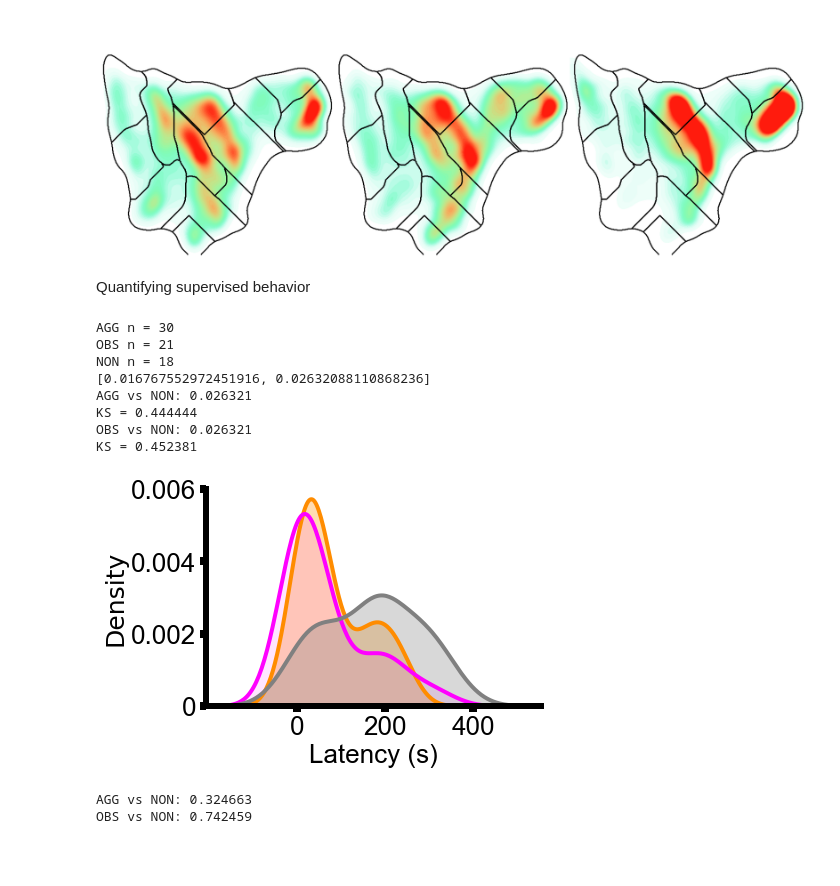
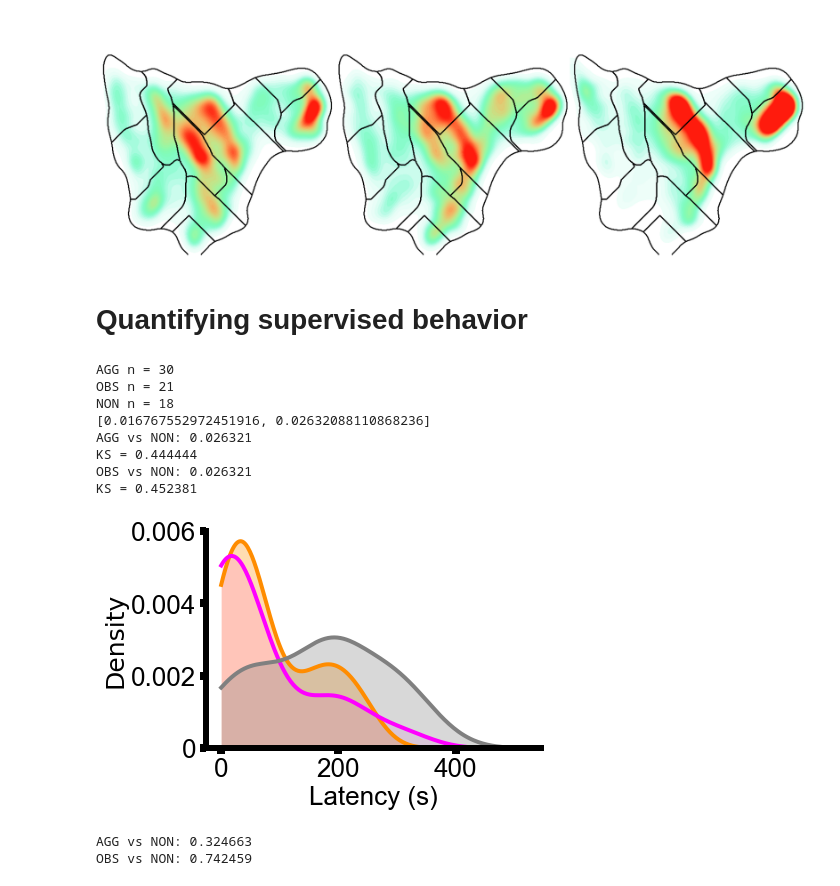
Before and after one commit to FalknerLab/AggressionObservation, a Jupyter notebook: figures/Fig1_FullBehaviorAnalysis.ipynb, the cells around one changed output. Saved outputs shown, nothing was run; the diff lists cells and outputs as text; code cells hidden in the pictures; blank space fills up the shorter version.

```diff
--- a/figures/Fig1_BehaviorAnalysis.ipynb
+++ b/figures/Fig1_FullBehaviorAnalysis.ipynb
@@ -458,11 +535,11 @@ cd1_obs_persistence = np.where(np.isnan(cd1_obs_persistence), 0, cd1_obs_persist
 cd1_non_persistence = np.where(np.isnan(cd1_non_persistence), 0, cd1_non_persistence)
 
 ### plotting
-fig, axs = plt.subplots(figsize=(2.5* n_clusters, 8))  # Adjust figure size as needed
+fig, axs = plt.subplots(figsize=(2.5 * n_clusters, 8))  # Adjust figure size as needed
 
 for i in np.arange(n_clusters):
     data_to_plot = [cd1_agg_persistence[i], cd1_obs_persistence[i], cd1_non_persistence[i]]
-    print('Cluster %i occupancies' % (i+1))
+    print('Cluster %i occupancies' % (i + 1))
     run_cluster_stats(data_to_plot)
 
     # Calculate positions for this cluster's boxplots
@@ -472,7 +549,7 @@ for i in np.arange(n_clusters):
     box = plt.boxplot(data_to_plot, positions=positions, patch_artist=True, widths=0.6)  # Adjust widths as needed
 
     # Customize boxplots
-    colors = ['red', 'orange', 'gray']
+    colors = ['darkorange', 'magenta', 'gray']
     for patch, color in zip(box['boxes'], colors):
         patch.set_edgecolor(color)
         patch.set_facecolor('white')
@@ -484,7 +561,9 @@ for i in np.arange(n_clusters):
     for cap in box['caps']:
         cap.set_linewidth(5)
 
-
+    # Plot individual data points
+    for j, data in enumerate(data_to_plot):
+        plt.scatter(np.full_like(data, positions[j]), data, color=colors[j], edgecolor='black', zorder=2, s=100, alpha=0.6)
 
 # Set a common title and other figure-level customizations
 sns.despine()
@@ -493,6 +572,8 @@ plt.xticks(np.linspace(2, 50, 13), np.arange(1, 14), fontsize=50)
 
 # Adjust layout
 plt.tight_layout()
-# plt.savefig('.\\figures\\cluster_persistences.svg')
+
+# plt.savefig('.\\figures\\cluster_persistence.svg')
+plt.show()
 # %% [output]
 Cluster 1 occupancies
@@ -1762,7 +1847,7 @@ plt.savefig('.\\GRC2024_figs\\agg_obs_non_density.svg', dpi=300, bbox_inches='ti
 # %% [output]
 [figure]
 # %% [markdown]
-Quantifying supervised behavior
+# Quantifying supervised behavior
 # %%
 def format4analysis(full_data, animal_ID, binary_labels='attack_labels', beh='agg'):
 
@@ -1928,43 +2013,43 @@ non_distbs = non_distbs[~np.isnan(non_distbs)]
 
 lw=4
 fig, ax = plt.subplots(figsize=(6, 4))
-sns.kdeplot(agg_distbs, ax=ax, color='darkorange', multiple='layer', fill=True, alpha=0.3, lw=0)
-sns.kdeplot(agg_distbs, ax=ax, color='darkorange', lw=lw)
-sns.kdeplot(obs_distbs, ax=ax, color='magenta', multiple='layer', fill=True, alpha=0.1, lw=0)
-sns.kdeplot(obs_distbs, ax=ax, color='magenta', lw=lw)
-sns.kdeplot(non_distbs, ax=ax, color='grey', multiple='layer', fill=True, alpha=0.3, lw=0)
-sns.kdeplot(non_distbs, ax=ax, color='grey', lw=lw)
+sns.kdeplot(agg_distbs, ax=ax, color='darkorange', multiple='layer', fill=True, alpha=0.3, lw=0, clip=(0, None))
+sns.kdeplot(agg_distbs, ax=ax, color='darkorange', lw=lw, clip=(0, None))
+sns.kdeplot(obs_distbs, ax=ax, color='magenta', multiple='layer', fill=True, alpha=0.1, lw=0, clip=(0, None))
+sns.kdeplot(obs_distbs, ax=ax, color='magenta', lw=lw, clip=(0, None))
+sns.kdeplot(non_distbs, ax=ax, color='grey', multiple='layer', fill=True, alpha=0.3, lw=0, clip=(0, None))
+sns.kdeplot(non_distbs, ax=ax, color='grey', lw=lw, clip=(0, None))
 
 # stats
 print('AGG n = %d' % (len(agg_distbs)))
 print('OBS n = %d' % (len(obs_distbs)))
 print('NON n = %d' % (len(non_distbs)))
 KS1, p_value1 = ks_2samp(agg_distbs, non_distbs)
 KS2, p_value2 = ks_2samp(obs_distbs, non_distbs)
 pvalues = [p_value1, p_value2]
 print(pvalues)
 _, pvals_corrected, _, _ = multipletests(pvalues, method='fdr_bh')
 print('AGG vs NON: %f' % (pvals_corrected[0]))
 print('KS = %f' % (KS1))
 print('OBS vs NON: %f' % (pvals_corrected[1]))
 print('KS = %f' % (KS2))
 ax.set_yticks([0, 0.002, 0.004, 0.006])
 ax.set_yticklabels([0, 0.002, 0.004, 0.006], fontfamily='Arial', fontsize=26)
 ax.set_xticks([0, 200, 400])
 ax.set_xticklabels([0, 200, 400], fontfamily='Arial', fontsize=26)
 ax.set_xlabel('Latency (s)', fontfamily='Arial', fontsize=26)
 sns.despine()
-# plt.savefig('.\\figures\\latency_distbs.svg', dpi=300, bbox_inches='tight')
+plt.savefig('.\\figures\\latency_distbs.svg', dpi=300, bbox_inches='tight')
 # %% [output]
 AGG n = 30
 OBS n = 21
 NON n = 18
 [0.016767552972451916, 0.02632088110868236]
 AGG vs NON: 0.026321
 KS = 0.444444
 OBS vs NON: 0.026321
 KS = 0.452381
-[figure, old version]
+[figure, new version]
 # %%
 agg_distbs = agg_durations[:, -3:].flatten()
 agg_distbs = agg_distbs[~np.isnan(agg_distbs)]
```
Also changed, not shown: parts of 9 cells of this notebook.
